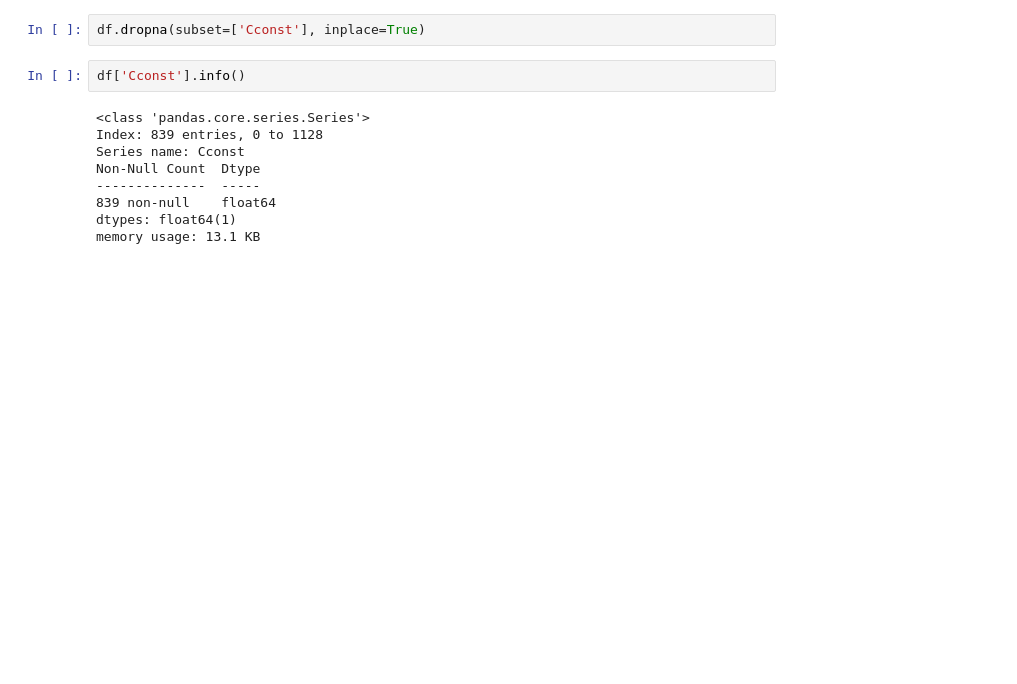
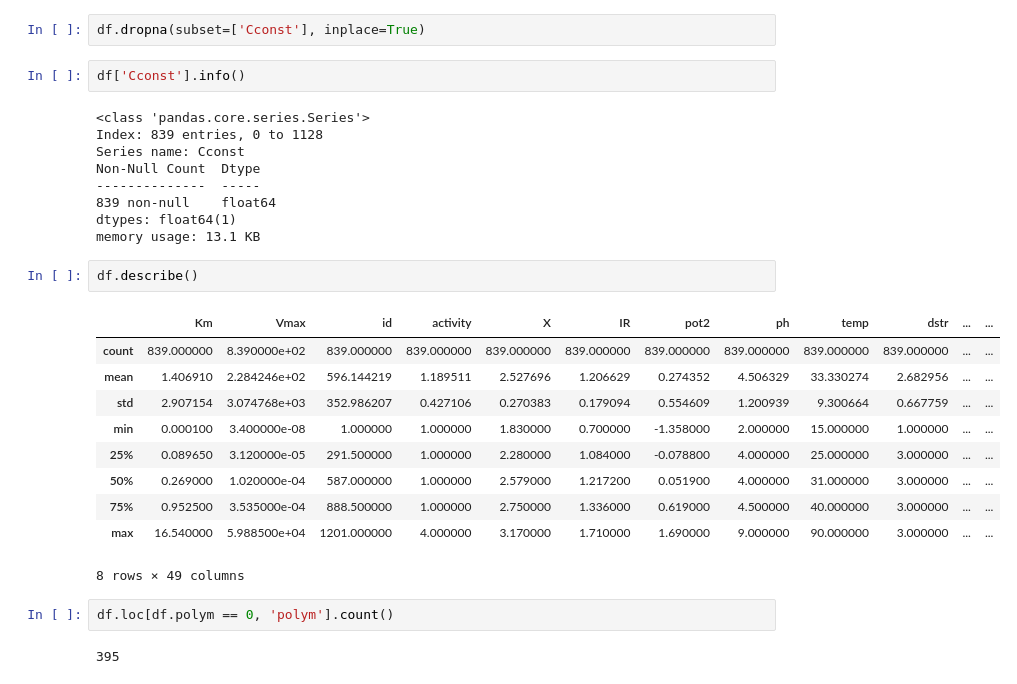
Before and after one commit to illhammm/Nanozymes1, a Jupyter notebook: Data_Preprocessing/data_preprocessing.ipynb, the cells around one changed output. Drawn from its saved outputs; the diff is of its cells as text; blank space fills up the shorter version.

```diff
--- a/Data_Preprocessing/data_preprocessing.ipynb
+++ b/Data_Preprocessing/data_preprocessing.ipynb
@@ -148,3 +159,20 @@ Non-Null Count  Dtype
 839 non-null    float64
 dtypes: float64(1)
 memory usage: 13.1 KB
+# %%
+df.describe()
+# %% [output]
+|  | Km | Vmax | id | activity | X | IR | pot2 | ph | temp | dstr | ... | ... |
+| count | 839.000000 | 8.390000e+02 | 839.000000 | 839.000000 | 839.000000 | 839.000000 | 839.000000 | 839.000000 | 839.000000 | 839.000000 | ... | ... |
+| mean | 1.406910 | 2.284246e+02 | 596.144219 | 1.189511 | 2.527696 | 1.206629 | 0.274352 | 4.506329 | 33.330274 | 2.682956 | ... | ... |
+| std | 2.907154 | 3.074768e+03 | 352.986207 | 0.427106 | 0.270383 | 0.179094 | 0.554609 | 1.200939 | 9.300664 | 0.667759 | ... | ... |
+| min | 0.000100 | 3.400000e-08 | 1.000000 | 1.000000 | 1.830000 | 0.700000 | -1.358000 | 2.000000 | 15.000000 | 1.000000 | ... | ... |
+| 25% | 0.089650 | 3.120000e-05 | 291.500000 | 1.000000 | 2.280000 | 1.084000 | -0.078800 | 4.000000 | 25.000000 | 3.000000 | ... | ... |
+| 50% | 0.269000 | 1.020000e-04 | 587.000000 | 1.000000 | 2.579000 | 1.217200 | 0.051900 | 4.000000 | 31.000000 | 3.000000 | ... | ... |
+| 75% | 0.952500 | 3.535000e-04 | 888.500000 | 1.000000 | 2.750000 | 1.336000 | 0.619000 | 4.500000 | 40.000000 | 3.000000 | ... | ... |
+| max | 16.540000 | 5.988500e+04 | 1201.000000 | 4.000000 | 3.170000 | 1.710000 | 1.690000 | 9.000000 | 90.000000 | 3.000000 | ... | ... |
+8 rows × 49 columns
+# %%
+df.loc[df.polym == 0, 'polym'].count()
+# %% [output]
+395
```
Also changed, not shown: parts of 6 cells of this notebook.
